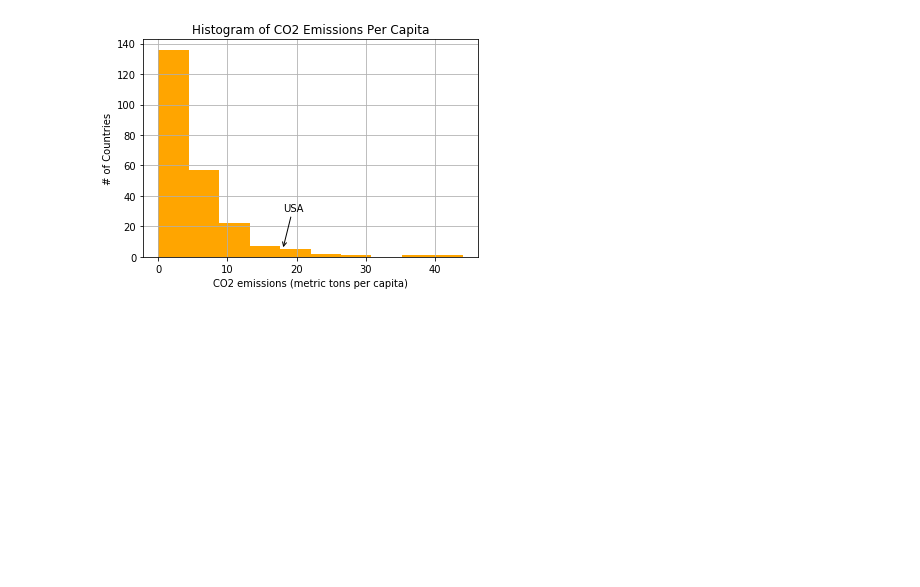
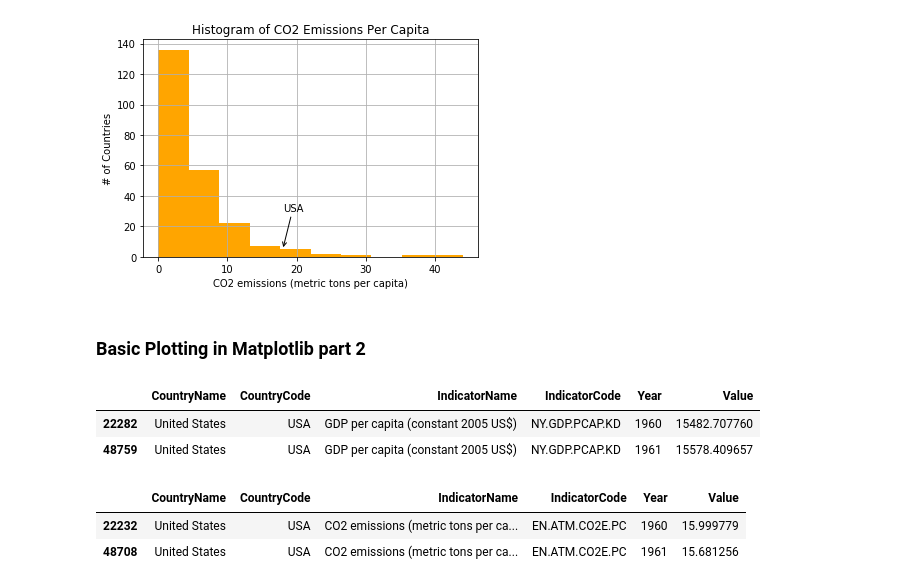
Before and after one commit to Atif8Ted/Python_for_dataScience_edx_UCSandiegoX, a Jupyter notebook: week5/Week5_Lecture_1.ipynb, the cells around one changed output. Drawn from its saved outputs; the diff is of its cells as text; code cells hidden in the pictures; blank space fills up the shorter version.

```diff
--- a/week5/Week5_Lecture_1.ipynb
+++ b/week5/Week5_Lecture_1.ipynb
@@ -253,3 +253,5 @@ plt.grid(True)
 plt.show()
 # %% [output]
 [figure]
+# %% [markdown]
+### Basic Plotting in Matplotlib part 2
@@ -255,0 +272,12 @@ plt.show()
+# %%
+gdp_stage.head(2)
+# %% [output]
+|  | CountryName | CountryCode | IndicatorName | IndicatorCode | Year | Value |
+| 22282 | United States | USA | GDP per capita (constant 2005 US$) | NY.GDP.PCAP.KD | 1960 | 15482.707760 |
+| 48759 | United States | USA | GDP per capita (constant 2005 US$) | NY.GDP.PCAP.KD | 1961 | 15578.409657 |
+# %%
+stage.head(2)
+# %% [output]
+|  | CountryName | CountryCode | IndicatorName | IndicatorCode | Year | Value |
+| 22232 | United States | USA | CO2 emissions (metric tons per ca... | EN.ATM.CO2E.PC | 1960 | 15.999779 |
+| 48708 | United States | USA | CO2 emissions (metric tons per ca... | EN.ATM.CO2E.PC | 1961 | 15.681256 |
```
Also changed, not shown: parts of 14 cells of this notebook.
